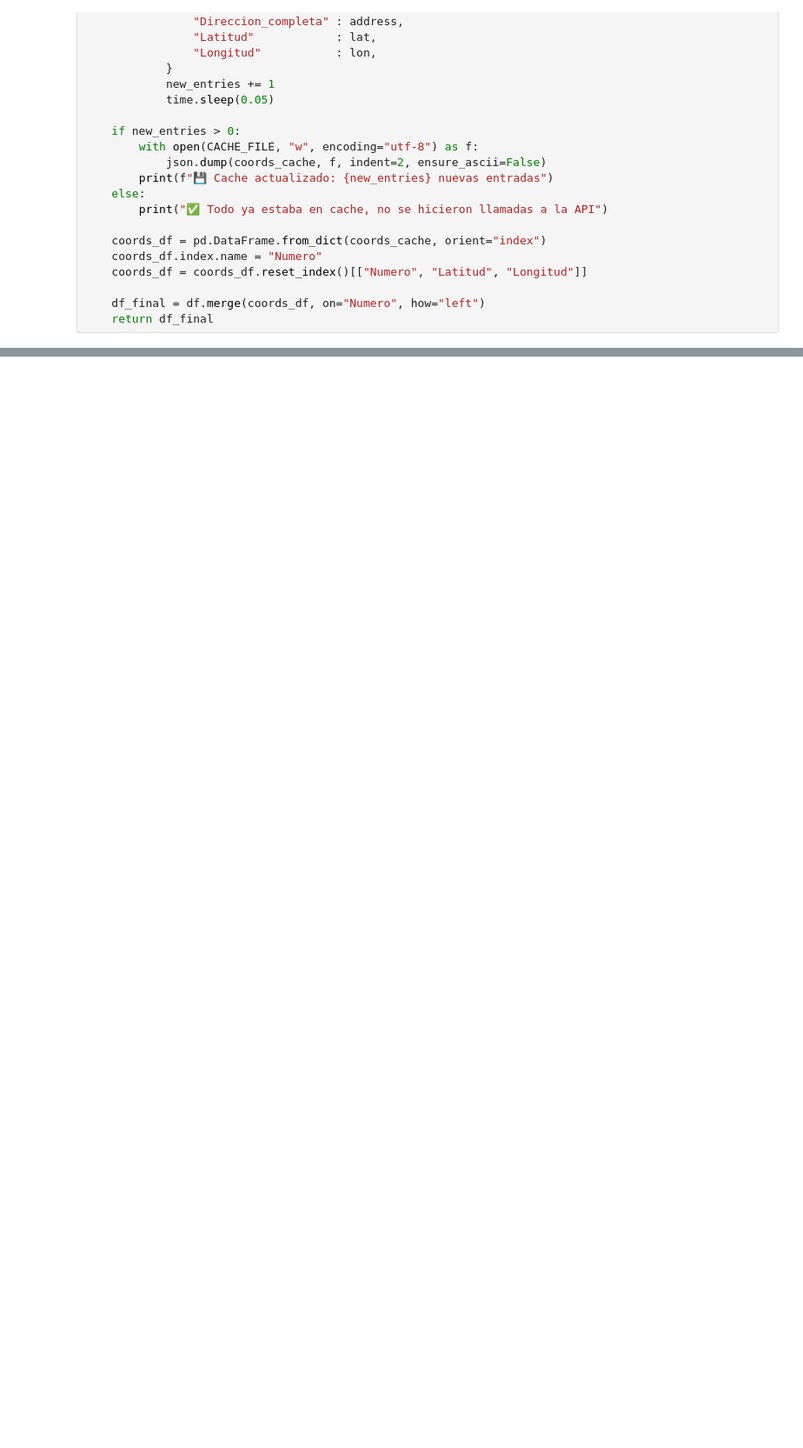
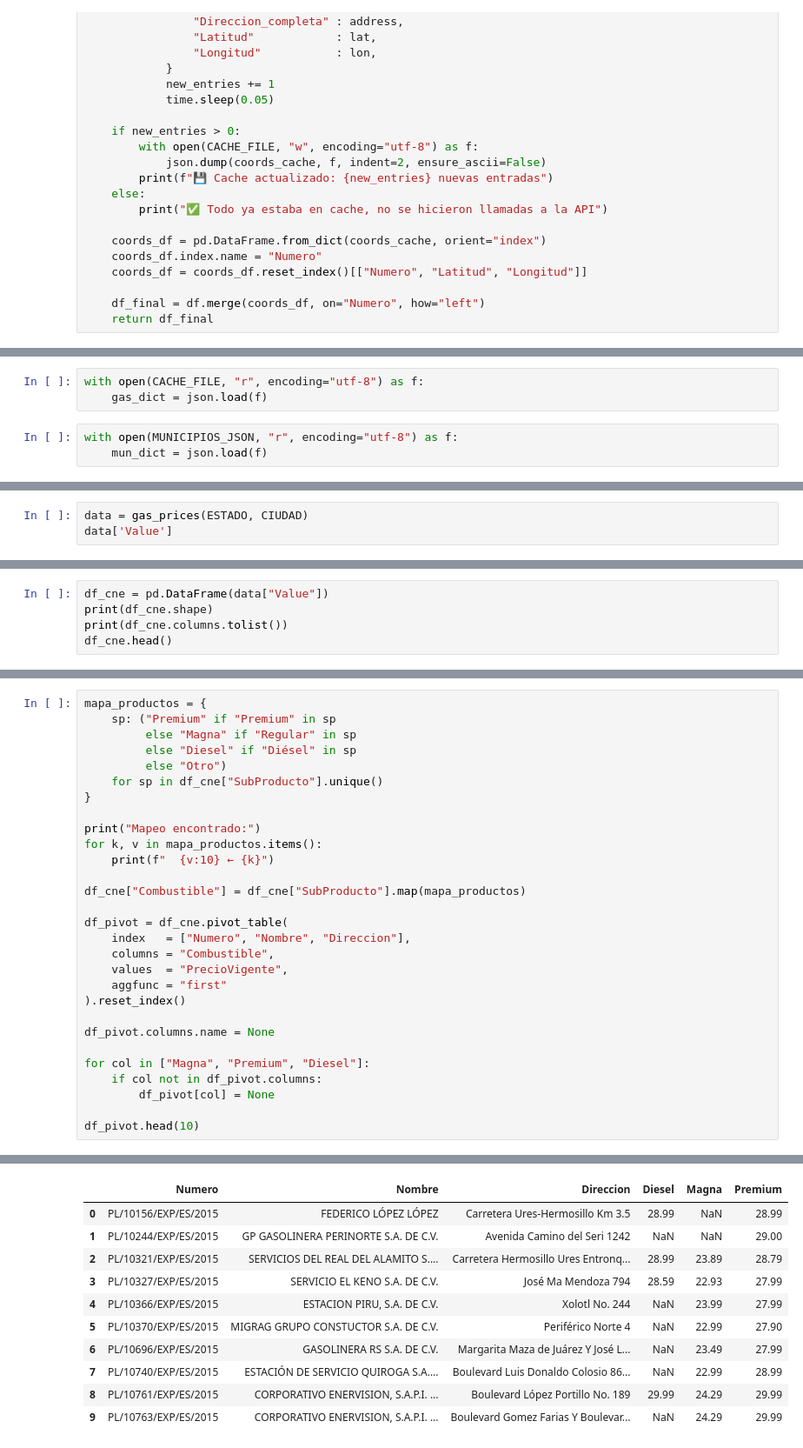
Before and after one commit to anmerino-pnd/sina, a Jupyter notebook: notebooks/gas_01.ipynb, the cells around one changed output, grey strips where cells are left out. Shown at 87% size. Saved outputs shown, nothing was run; the diff lists cells and outputs as text; blank space fills up the shorter version.

Commit message:
gas prices pipeline

```diff
--- a/notebooks/gas_01.ipynb
+++ b/notebooks/gas_01.ipynb
@@ -484,0 +447,6 @@ m.save(output_dir / "mapa_gasolineras_hermosillo.html")
+# %%
+with open(CACHE_FILE, "r", encoding="utf-8") as f:
+    gas_dict = json.load(f)
+# %%
+with open(MUNICIPIOS_JSON, "r", encoding="utf-8") as f:
+    mun_dict = json.load(f)
@@ -484,0 +492,3 @@ m.save(output_dir / "mapa_gasolineras_hermosillo.html")
+# %%
+data = gas_prices(ESTADO, CIUDAD)
+data['Value']
@@ -484,0 +519,5 @@ m.save(output_dir / "mapa_gasolineras_hermosillo.html")
+# %%
+df_cne = pd.DataFrame(data["Value"])
+print(df_cne.shape)
+print(df_cne.columns.tolist())
+df_cne.head()
@@ -484,0 +533,30 @@ m.save(output_dir / "mapa_gasolineras_hermosillo.html")
+# %%
+mapa_productos = {
+    sp: ("Premium" if "Premium" in sp
+         else "Magna" if "Regular" in sp
+         else "Diesel" if "Diésel" in sp
+         else "Otro")
+    for sp in df_cne["SubProducto"].unique()
+}
+
+print("Mapeo encontrado:")
+for k, v in mapa_productos.items():
+    print(f"  {v:10} ← {k}")
+
+df_cne["Combustible"] = df_cne["SubProducto"].map(mapa_productos)
+
+df_pivot = df_cne.pivot_table(
+    index   = ["Numero", "Nombre", "Direccion"],
+    columns = "Combustible",
+    values  = "PrecioVigente",
+    aggfunc = "first"
+).reset_index()
+
+df_pivot.columns.name = None
+
+for col in ["Magna", "Premium", "Diesel"]:
+    if col not in df_pivot.columns:
+        df_pivot[col] = None
+
+df_pivot.head(10)
+# %% [output]
@@ -484,0 +571,11 @@ m.save(output_dir / "mapa_gasolineras_hermosillo.html")
+|  | Numero | Nombre | Direccion | Diesel | Magna | Premium |
+| 0 | PL/10156/EXP/ES/2015 | FEDERICO LÓPEZ LÓPEZ | Carretera Ures-Hermosillo Km 3.5 | 28.99 | NaN | 28.99 |
+| 1 | PL/10244/EXP/ES/2015 | GP GASOLINERA PERINORTE S.A. DE C.V. | Avenida Camino del Seri 1242 | NaN | NaN | 29.00 |
+| 2 | PL/10321/EXP/ES/2015 | SERVICIOS DEL REAL DEL ALAMITO S.... | Carretera Hermosillo Ures Entronq... | 28.99 | 23.89 | 28.79 |
+| 3 | PL/10327/EXP/ES/2015 | SERVICIO EL KENO S.A. DE C.V. | José Ma Mendoza 794 | 28.59 | 22.93 | 27.99 |
+| 4 | PL/10366/EXP/ES/2015 | ESTACION PIRU, S.A. DE C.V. | Xolotl No. 244 | NaN | 23.99 | 27.99 |
+| 5 | PL/10370/EXP/ES/2015 | MIGRAG GRUPO CONSTUCTOR S.A. DE C.V. | Periférico Norte 4 | NaN | 22.99 | 27.90 |
+| 6 | PL/10696/EXP/ES/2015 | GASOLINERA RS S.A. DE C.V. | Margarita Maza de Juárez Y José L... | NaN | 23.49 | 27.99 |
+| 7 | PL/10740/EXP/ES/2015 | ESTACIÓN DE SERVICIO QUIROGA S.A.... | Boulevard Luis Donaldo Colosio 86... | NaN | 22.99 | 28.99 |
+| 8 | PL/10761/EXP/ES/2015 | CORPORATIVO ENERVISION, S.A.P.I. ... | Boulevard López Portillo No. 189 | 29.99 | 24.29 | 29.99 |
+| 9 | PL/10763/EXP/ES/2015 | CORPORATIVO ENERVISION, S.A.P.I. ... | Boulevard Gomez Farias Y Boulevar... | NaN | 24.29 | 29.99 |
```
Also changed, not shown: parts of 24 cells of this notebook, 4 other files.
